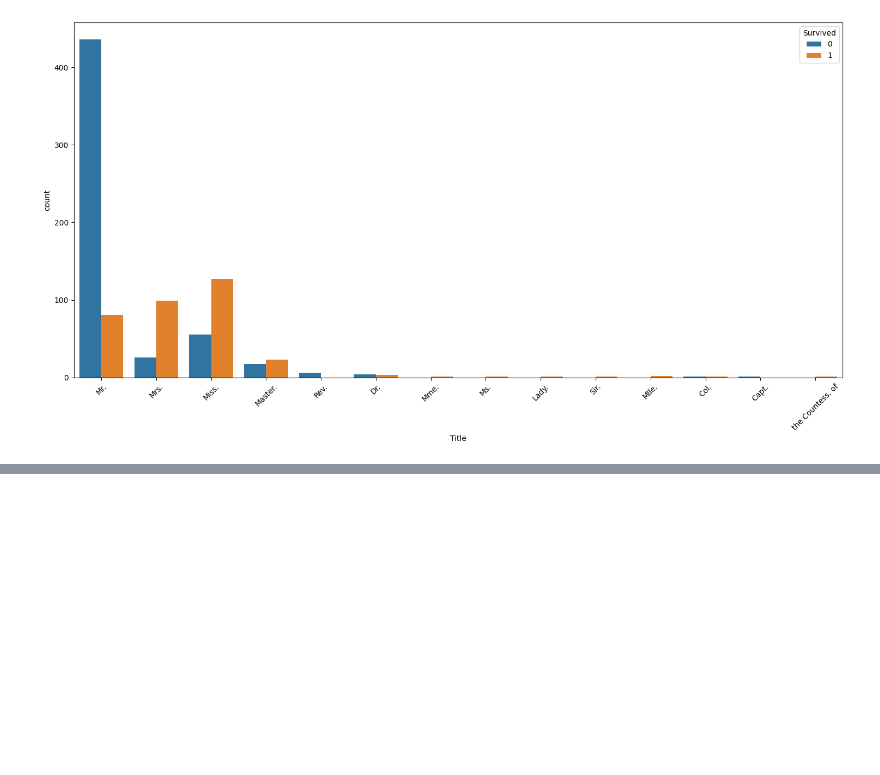
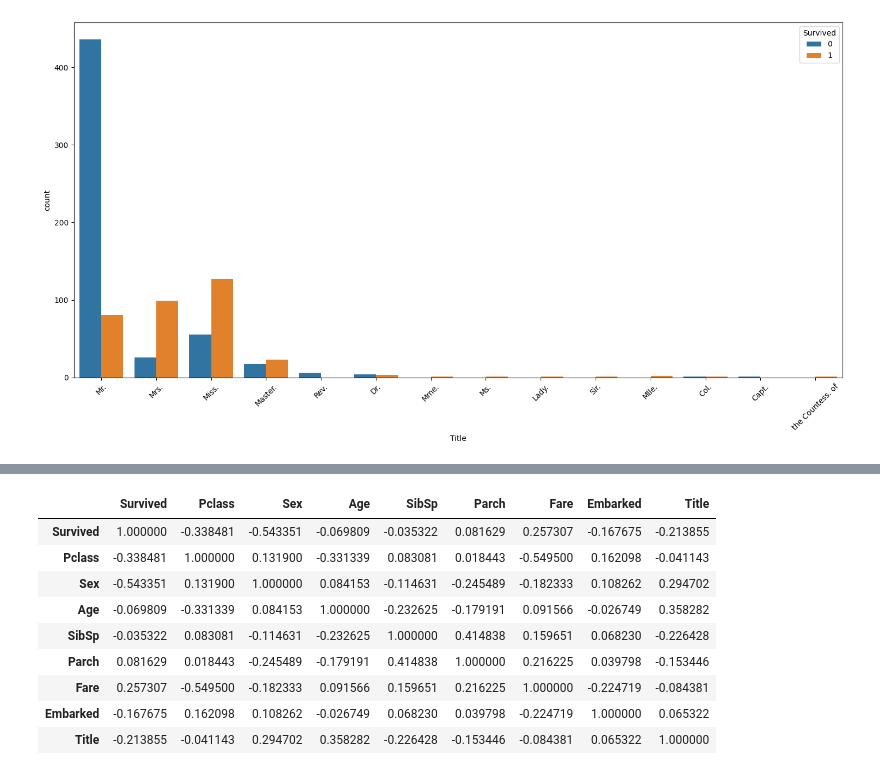
Before and after one commit to alb1nut/Kaggle-Titanic-Challenge-Machine-Learning-from-Disaster., a Jupyter notebook: Kaggle_Titanic_Challenge_–_Machine_Learning_from_Disaster_.ipynb, the cells around one changed output, grey strips where cells are left out. Saved outputs shown, nothing was run; the diff lists cells and outputs as text; code cells hidden in the pictures; blank space fills up the shorter version.

```diff
--- a/Kaggle_Titanic_Challenge_–_Machine_Learning_from_Disaster_.ipynb
+++ b/Kaggle_Titanic_Challenge_–_Machine_Learning_from_Disaster_.ipynb
@@ -392,0 +523,15 @@ plt.show()
+# %%
+# Correlation amonsgt features
+
+titanic_data.corr()
+# %% [output]
+|  | Survived | Pclass | Sex | Age | SibSp | Parch | Fare | Embarked | Title |
+| Survived | 1.000000 | -0.338481 | -0.543351 | -0.069809 | -0.035322 | 0.081629 | 0.257307 | -0.167675 | -0.213855 |
+| Pclass | -0.338481 | 1.000000 | 0.131900 | -0.331339 | 0.083081 | 0.018443 | -0.549500 | 0.162098 | -0.041143 |
+| Sex | -0.543351 | 0.131900 | 1.000000 | 0.084153 | -0.114631 | -0.245489 | -0.182333 | 0.108262 | 0.294702 |
+| Age | -0.069809 | -0.331339 | 0.084153 | 1.000000 | -0.232625 | -0.179191 | 0.091566 | -0.026749 | 0.358282 |
+| SibSp | -0.035322 | 0.083081 | -0.114631 | -0.232625 | 1.000000 | 0.414838 | 0.159651 | 0.068230 | -0.226428 |
+| Parch | 0.081629 | 0.018443 | -0.245489 | -0.179191 | 0.414838 | 1.000000 | 0.216225 | 0.039798 | -0.153446 |
+| Fare | 0.257307 | -0.549500 | -0.182333 | 0.091566 | 0.159651 | 0.216225 | 1.000000 | -0.224719 | -0.084381 |
+| Embarked | -0.167675 | 0.162098 | 0.108262 | -0.026749 | 0.068230 | 0.039798 | -0.224719 | 1.000000 | 0.065322 |
+| Title | -0.213855 | -0.041143 | 0.294702 | 0.358282 | -0.226428 | -0.153446 | -0.084381 | 0.065322 | 1.000000 |
```
Also changed, not shown: parts of 78 cells of this notebook, 3 other files.
